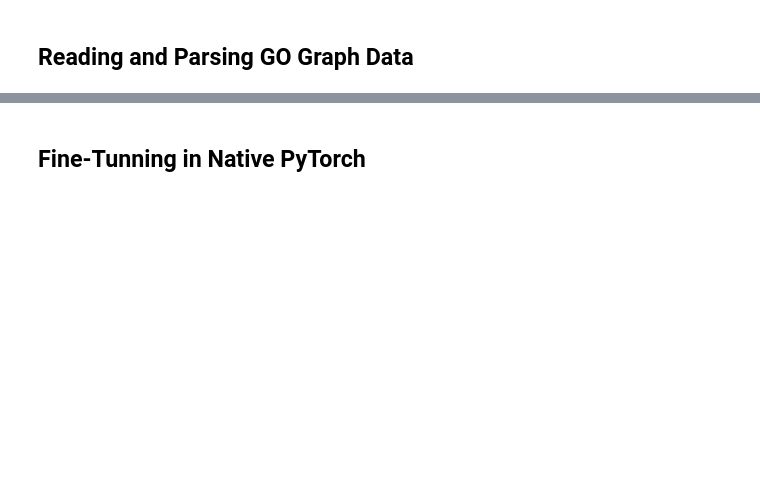
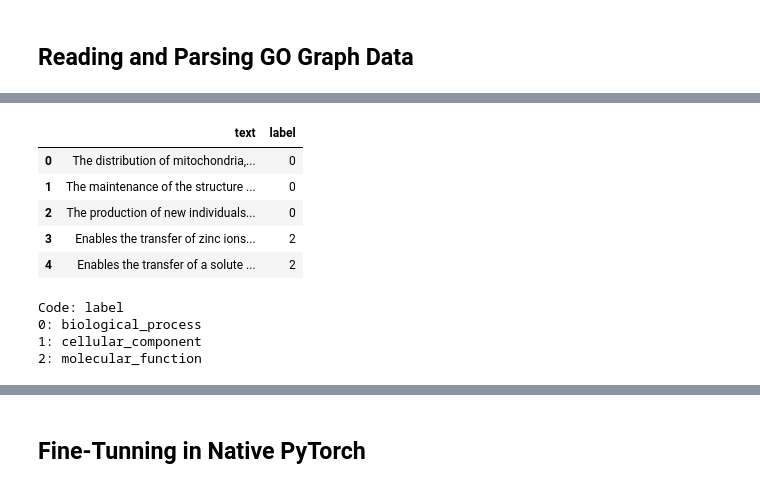
Before and after one commit to matiollipt/GO-graph-definition-text-transformer, a Jupyter notebook: transformer_main.ipynb, the cells around one changed output, grey strips where cells are left out. Drawn from its saved outputs; the diff is of its cells as text; code cells hidden in the pictures; blank space fills up the shorter version.

```diff
--- a/transformer_main.ipynb
+++ b/transformer_main.ipynb
@@ -187,12 +288,35 @@ Before that, we change the *definition* column name to *text* and change the *as
 # %%
-# rename definition column
+# loading saved dataframe with GO graph nodes' attributes
+
+# loading GO dataframe
+go_df = pd.read_csv(home_dir.joinpath("data/go_df.csv"))
+
+# renaming definition column
 go_df.rename(columns={"definition": "text"}, inplace=True)
 
 # converting categorical labels to numbers (aspect)
 go_df["aspect"] = pd.Categorical(go_df["aspect"])
 
 # getting categorical codes
 go_df["label"] = go_df["aspect"].cat.codes
 
-display(go_df)
-print(go_df.dtypes)
+# selecting only relevant columns
+data = go_df[["text", "label"]].copy()
+
+display(data.head())
+
+# printing label mapping for reference
+print("\nCode: label")
+for code, aspect in enumerate(go_df.aspect.cat.categories):
+    print(f"{code}: {aspect}")
+# %% [output]
+|  | text | label |
+| 0 | The distribution of mitochondria,... | 0 |
+| 1 | The maintenance of the structure ... | 0 |
+| 2 | The production of new individuals... | 0 |
+| 3 | Enables the transfer of zinc ions... | 2 |
+| 4 | Enables the transfer of a solute ... | 2 |
+Code: label
+0: biological_process
+1: cellular_component
+2: molecular_function
```
Also changed, not shown: parts of 47 cells of this notebook.
